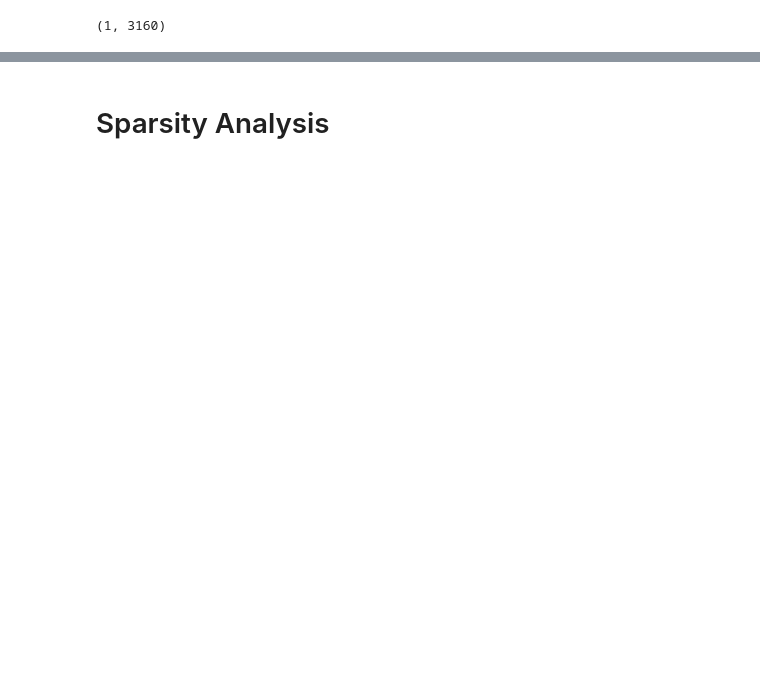
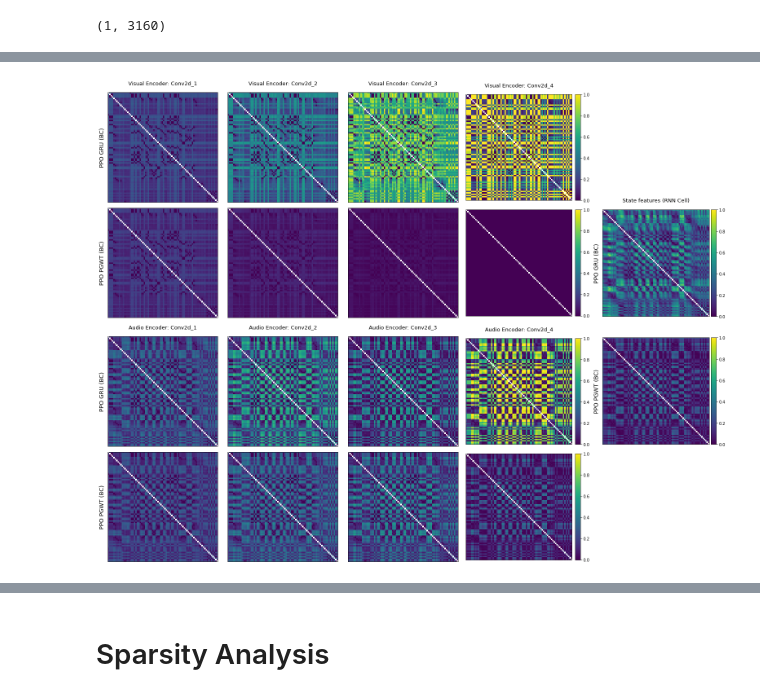
Before and after one commit to arayabrain/multimodal-global-workspace-agent, a Jupyter notebook: ppo/rsa_analysis.ipynb, the cells around one changed output, grey strips where cells are left out. Saved outputs shown, nothing was run; the diff lists cells and outputs as text; code cells hidden in the pictures; blank space fills up the shorter version.

```diff
--- a/ppo/rsa_analysis.ipynb
+++ b/ppo/rsa_analysis.ipynb
@@ -760,3 +754,93 @@ fig.show()
+# %%
+# All in one Plotn
+
+fig = plt.figure(figsize=(22,16))
+
+## General
+N_VARIANTS = len(VARIANT_RDMS_MEAN_STD.keys())
+
+## Visual encoder
+
+visual_encoder_layernames.sort()
+visual_encoder_layernames_relu_skipped = visual_encoder_layernames[::2]
+
+n_rows, n_cols = N_VARIANTS, len(visual_encoder_layernames_relu_skipped)
+
+gs1 = GridSpec(n_rows, n_cols, left=0.0, right=0.735, top=1.0, bottom=0.52, wspace=0.05, hspace=0.05)
+# fig, axes = plt.subplots(n_rows, n_cols, figsize=(n_cols * 6, n_rows * 6))
+# dividers = [make_axes_locatable(a) for a in axes[:, -1]]
+# caxes = [ d.append_axes('right', size='5%', pad=0.1) for d in dividers]
+
+vis_enc_axes = [[fig.add_subplot(gs1[i, j]) for j in range(n_cols)] for i in range(n_rows)]
+vis_dividers = [make_axes_locatable(row_ax[-1]) for row_ax in vis_enc_axes]
+caxes = [ d.append_axes('right', size='5%', pad=0.1) for d in vis_dividers]
+
+# VMIN, VMAX = None, None
+VMIN, VMAX = 0, 1
+for ax_idx, layername in enumerate(visual_encoder_layernames_relu_skipped):
+    for r_idx, (agent_variant, agent_variant_rdm) in enumerate(VARIANTS_RDMS.items()):
+        im = rsatoolbox.vis.show_rdm_panel(agent_variant_rdm[layername], ax=vis_enc_axes[r_idx][ax_idx],
+                                      cmap=mpl.colormaps["viridis"], vmin=VMIN, vmax=VMAX)
+        fig.colorbar(im, cax=caxes[r_idx], orientation='vertical')
+
+        vis_enc_axes[r_idx][0].set_ylabel(MODEL_VARIANTS_TO_STATEDICT_PATH[agent_variant]["pretty_name"], fontsize=14)
+        if r_idx == 0:
+            vis_enc_axes[r_idx][ax_idx].set_xlabel(f"Visual Encoder: Conv2d_{ax_idx+1}\n", fontsize=13)
+            vis_enc_axes[r_idx][ax_idx].xaxis.set_label_position("top")
+
+
+## Audio encoder
+
+audio_encoder_layernames.sort()
+audio_encoder_layernames_relu_skipped = audio_encoder_layernames[::2]
+
+n_rows, n_cols = N_VARIANTS, len(audio_encoder_layernames_relu_skipped)
+
+# gs2 = GridSpec(n_rows, n_cols, left=0.0, right=0.75, wspace=0)
+gs2 = GridSpec(n_rows, n_cols, left=0.0, right=0.735, top=0.48, bottom=0.0, wspace=0.05, hspace=0.05)
+
+aud_enc_axes = [[fig.add_subplot(gs2[i, j]) for j in range(n_cols)] for i in range(n_rows)]
+aud_dividers = [make_axes_locatable(row_ax[-1]) for row_ax in aud_enc_axes]
+caxes = [ d.append_axes('right', size='5%', pad=0.1) for d in aud_dividers]
+
+# VMIN, VMAX = None, None
+VMIN, VMAX = 0, 1
+for ax_idx, layername in enumerate(audio_encoder_layernames_relu_skipped):
+    for r_idx, (agent_variant, agent_variant_rdm) in enumerate(VARIANTS_RDMS.items()):
+        im = rsatoolbox.vis.show_rdm_panel(agent_variant_rdm[layername], ax=aud_enc_axes[r_idx][ax_idx],
+                                      cmap=mpl.colormaps["viridis"], vmin=VMIN, vmax=VMAX)
+        fig.colorbar(im, cax=caxes[r_idx], orientation='vertical')
+
+        aud_enc_axes[r_idx][0].set_ylabel(MODEL_VARIANTS_TO_STATEDICT_PATH[agent_variant]["pretty_name"], fontsize=14)
+        if r_idx == 0:
+            aud_enc_axes[r_idx][ax_idx].set_xlabel(f"Audio Encoder: Conv2d_{ax_idx+1}\n", fontsize=13)
+            aud_enc_axes[r_idx][ax_idx].xaxis.set_label_position("top")
+
+## State features
+
+n_rows, n_cols = N_VARIANTS, 1
+gs3 = GridSpec(n_rows, n_cols, left=0.765, right=0.95, top=0.75, bottom=0.25, wspace=0)
+
+state_feat_axes = [fig.add_subplot(gs3[r_idx, 0]) for r_idx in range(n_rows)]
+state_feat_dividers = [make_axes_locatable(a) for a in state_feat_axes]
+state_feat_cax = [ d.append_axes('right', size='5%', pad=0.05) for d in state_feat_dividers]
+
+for r_idx, (agent_variant, agent_variant_rdm) in enumerate(VARIANTS_RDMS.items()):
+    im = rsatoolbox.vis.show_rdm_panel(agent_variant_rdm["state_encoder"], ax=state_feat_axes[r_idx],
+                                       cmap=mpl.colormaps["viridis"], vmin=0, vmax=1)
+    [fig.colorbar(im, cax=cax_i, orientation='vertical') for cax_i in state_feat_cax]
+
+    state_feat_axes[r_idx].set_ylabel(MODEL_VARIANTS_TO_STATEDICT_PATH[agent_variant]["pretty_name"], fontsize=14)
+
+state_feat_axes[0].set_xlabel("State features (RNN Cell)\n", fontsize=13, position="above")
+state_feat_axes[0].xaxis.set_label_position("top")
+
+# TODO: position this on top better
+# fig.suptitle("Component's Layer-wise Whitened Cosine-based Average Dissimilarity", fontsize=18)
+# fig.tight_layout()
+fig.show()
+# %% [output]
+[figure, added]
 # %%
 # RDM comparisons
 N_VARIANTS = len(list(VARIANTS_RDMS.keys()))
```
Also changed, not shown: parts of 7 cells of this notebook.
